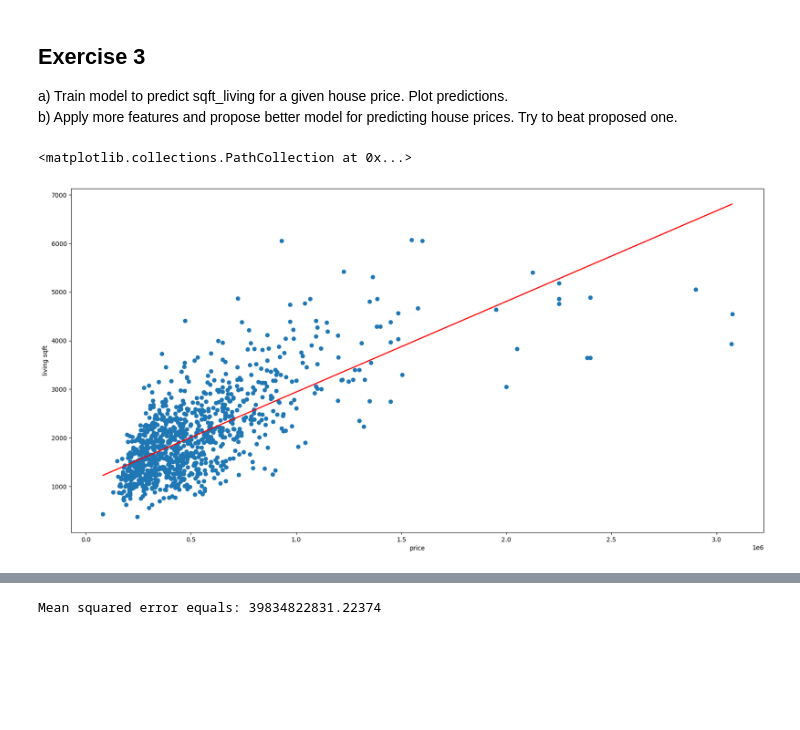
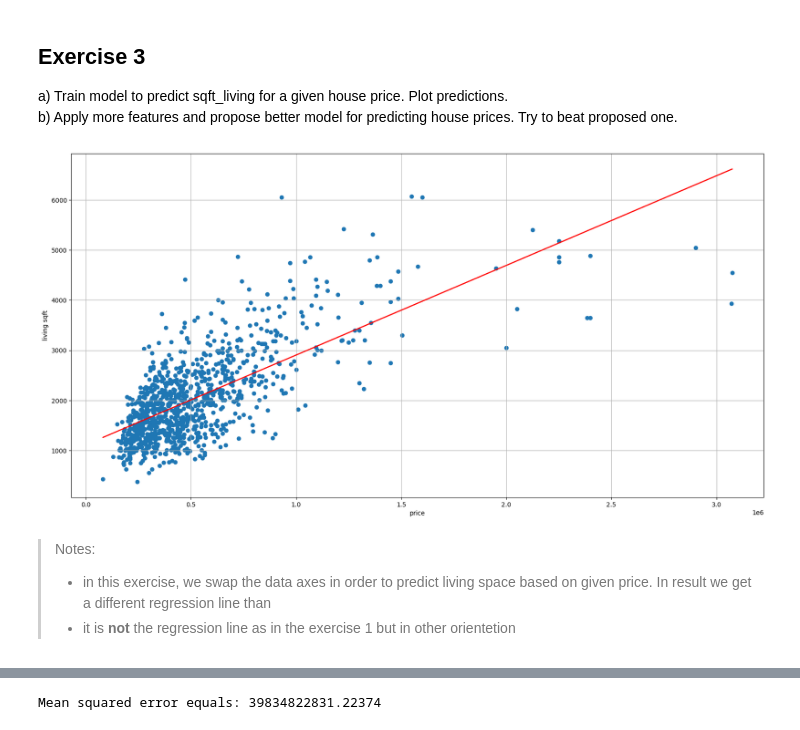
Before and after one commit to Shintenza/data-science-lectures, a Jupyter notebook: task_2/assignment_2.ipynb, the cells around one changed output, grey strips where cells are left out. Cells and saved outputs as stored; diff of their text form; code cells hidden in the pictures; blank space fills up the shorter version.

```diff
--- a/task_2/assignment_2.ipynb
+++ b/task_2/assignment_2.ipynb
@@ -110,24 +136,28 @@ b) Apply more features and propose better model for predicting house prices. Try
 # %%
 #a)
 
 X = house_df.price.values.reshape(-1,1)[:1000]
 y = house_df.sqft_living.values.reshape(-1)[:1000]
 
 #Your code:
 
 X_train, X_test, y_train, y_test = train_test_split(X, y, test_size=0.1)
 model = LinearRegression()
 model.fit(X_train, y_train)
 
 fig, ax = plt.subplots(figsize=(20, 10))
 ax.set_xlabel('price')
 ax.set_ylabel('living sqft')
 
 ax.plot(X, (X*model.coef_ + model.intercept_), 'r')
 ax.scatter(X, y)
+ax.grid()
 # %% [output]
-<matplotlib.collections.PathCollection at 0x...>
-[figure, old version]
+[figure, new version]
+# %% [markdown]
+> Notes:
+> - in this exercise, we swap the data axes in order to predict living space based on given price. In result we get a different regression line than
+> - it is **not** the regression line as in the exercise 1 but in other orientetion
 # %%
 #b) Let's propose model, which uses living sqft, lot sqft, grade, view and all of their interactions up to third degree
 
```
Also changed, not shown: parts of 13 cells of this notebook.
